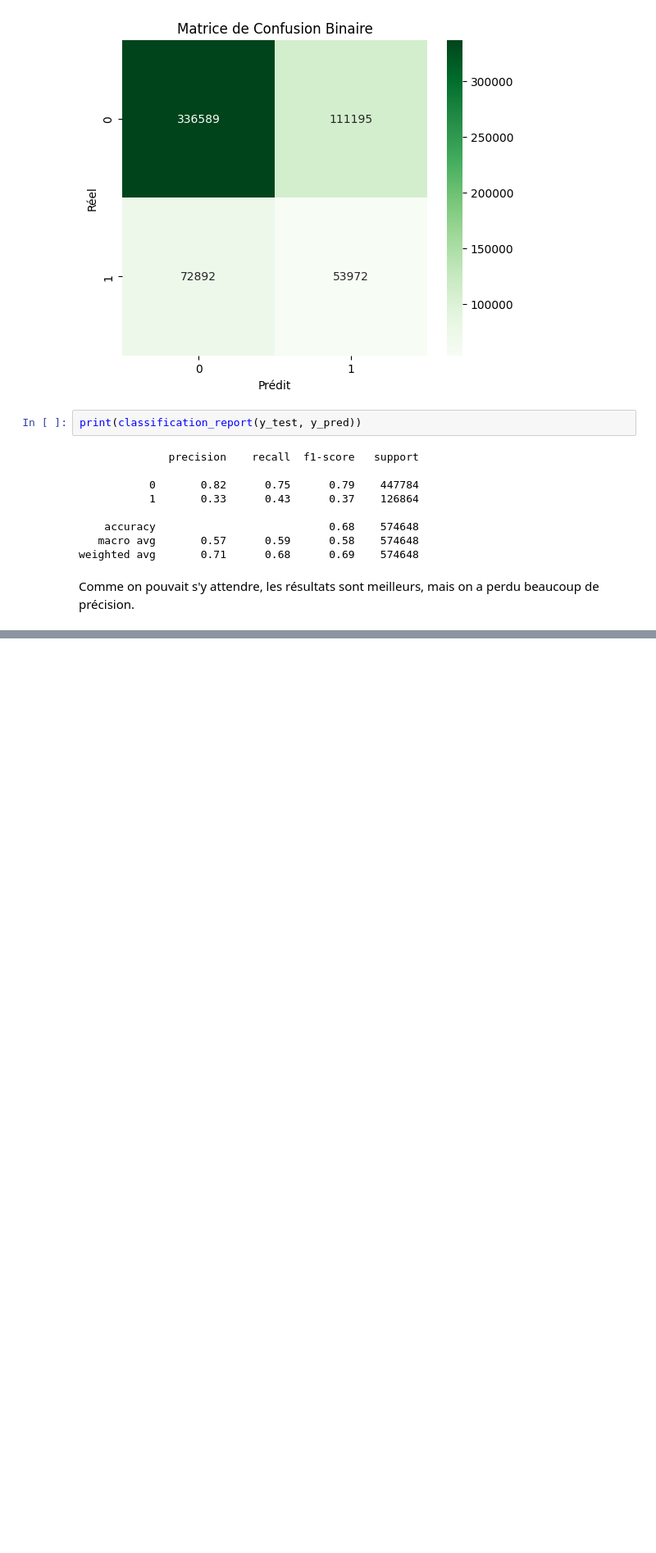
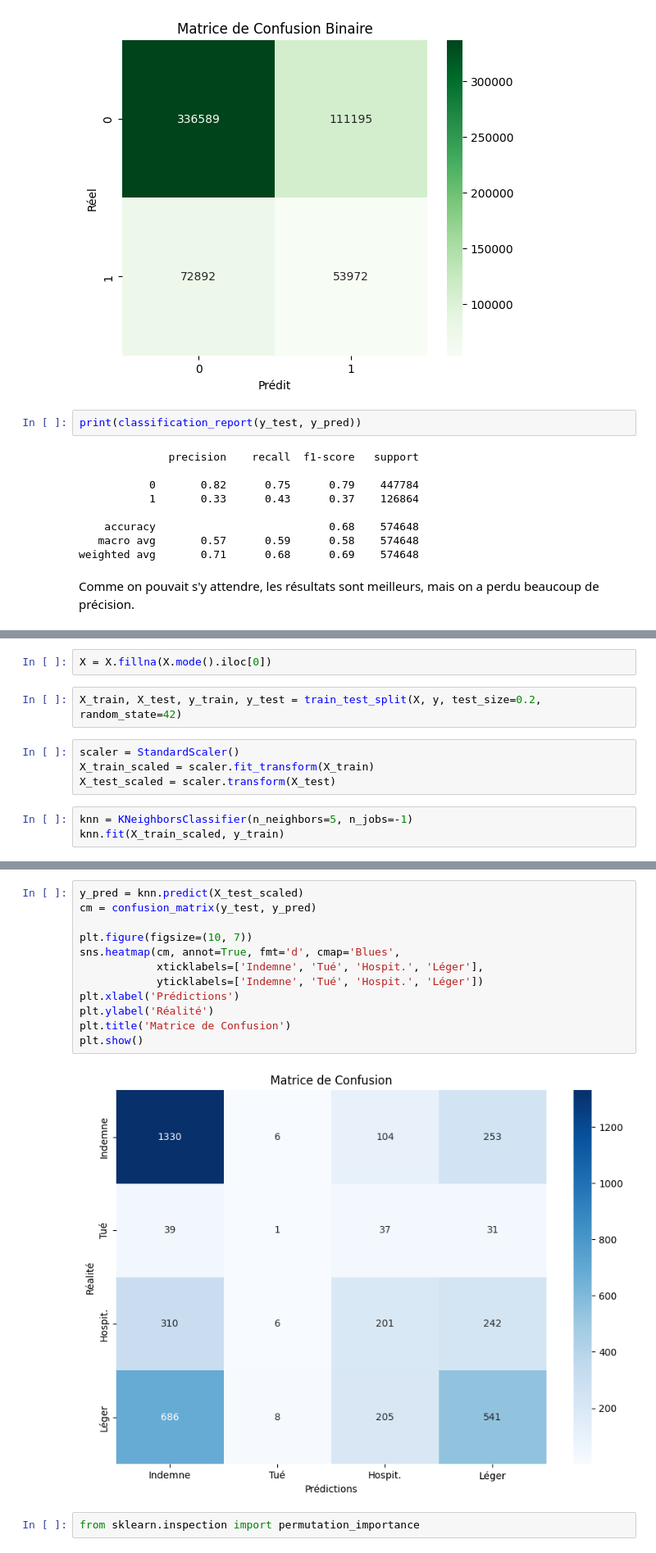
Before and after one commit to hobbit-joufflu/Predict-Traffic-Accident-Severity, a Jupyter notebook: code.ipynb, the cells around one changed output, grey strips where cells are left out. Shown at 82% size. Cells and saved outputs as stored; diff of their text form; blank space fills up the shorter version.

```diff
--- a/code.ipynb
+++ b/code.ipynb
@@ -1818,0 +1852,11 @@ Comme on pouvait s'y attendre, les résultats sont meilleurs, mais on a perdu be
+# %%
+X = X.fillna(X.mode().iloc[0])
+# %%
+X_train, X_test, y_train, y_test = train_test_split(X, y, test_size=0.2, random_state=42)
+# %%
+scaler = StandardScaler()
+X_train_scaled = scaler.fit_transform(X_train)
+X_test_scaled = scaler.transform(X_test)
+# %%
+knn = KNeighborsClassifier(n_neighbors=5, n_jobs=-1)
+knn.fit(X_train_scaled, y_train)
@@ -1818,0 +1879,16 @@ Comme on pouvait s'y attendre, les résultats sont meilleurs, mais on a perdu be
+# %%
+y_pred = knn.predict(X_test_scaled)
+cm = confusion_matrix(y_test, y_pred)
+
+plt.figure(figsize=(10, 7))
+sns.heatmap(cm, annot=True, fmt='d', cmap='Blues',
+            xticklabels=['Indemne', 'Tué', 'Hospit.', 'Léger'],
+            yticklabels=['Indemne', 'Tué', 'Hospit.', 'Léger'])
+plt.xlabel('Prédictions')
+plt.ylabel('Réalité')
+plt.title('Matrice de Confusion')
+plt.show()
+# %% [output]
+[figure, added]
+# %%
+from sklearn.inspection import permutation_importance
```
Also changed, not shown: parts of 17 cells of this notebook, 3 other files.
